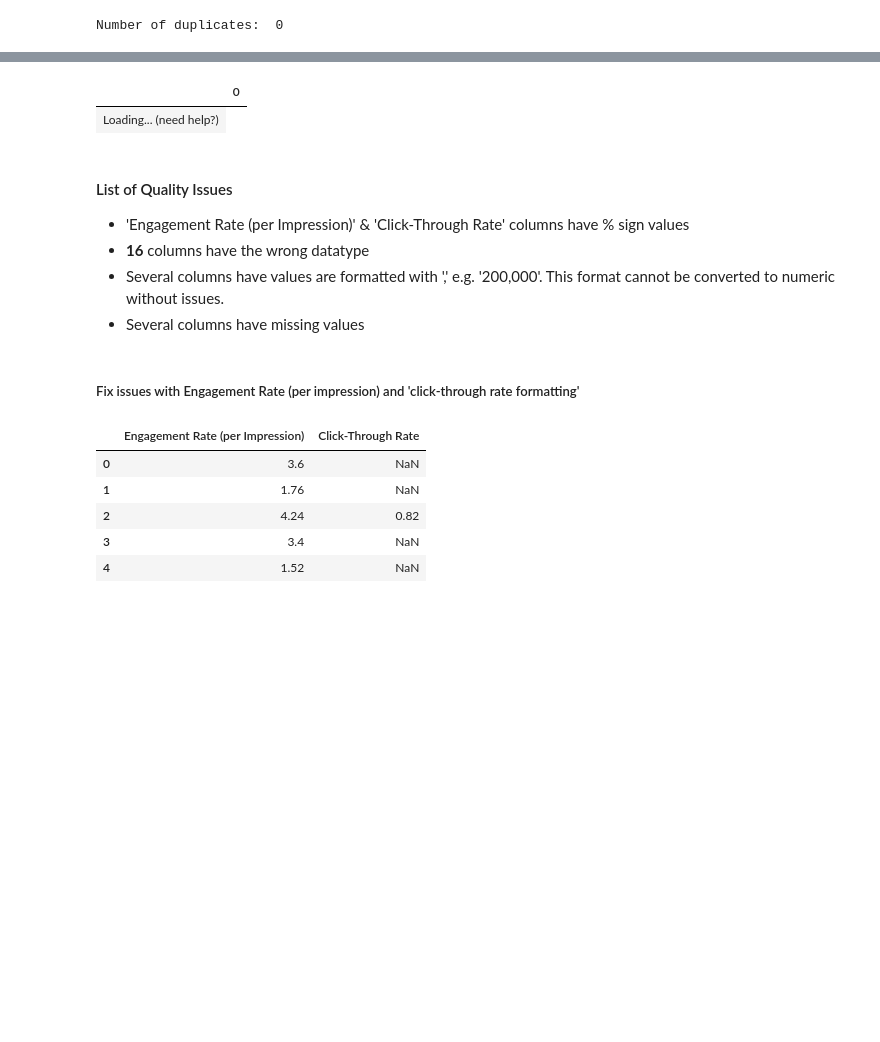
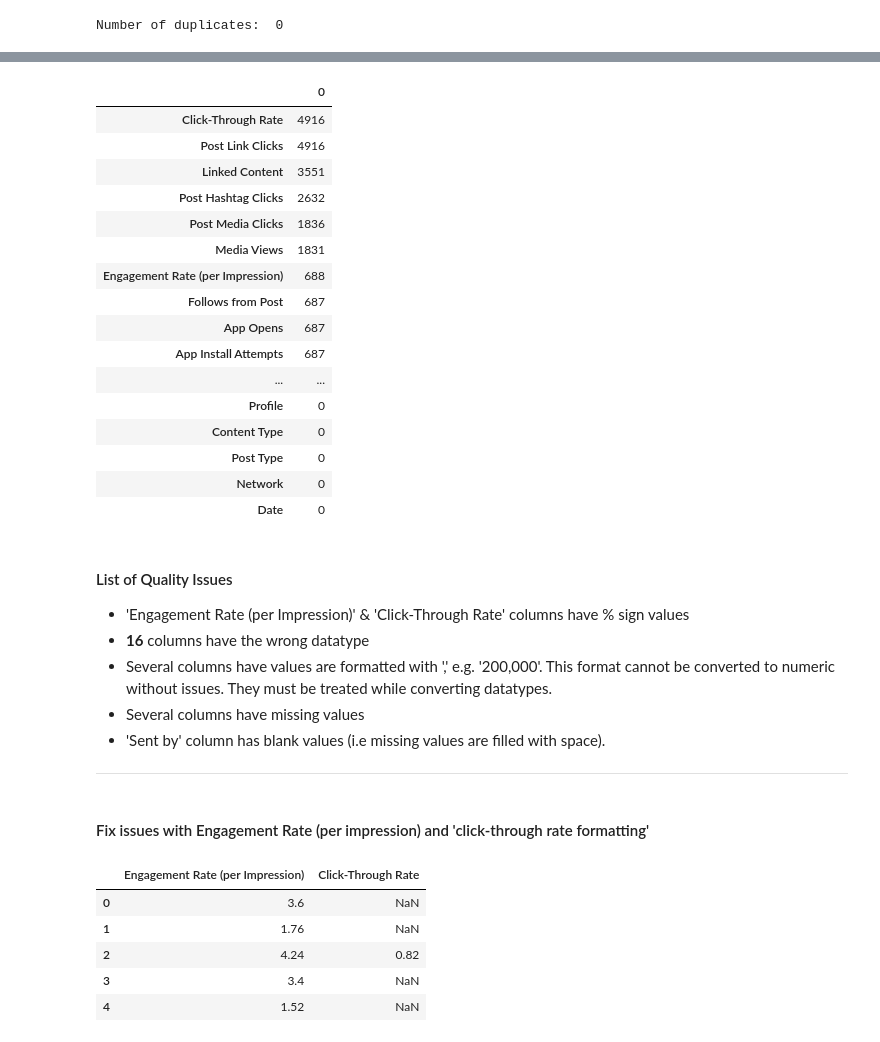
Before and after one commit to samaregbesola/Stanbic-IBTC, a Jupyter notebook: twitter_clean.ipynb, the cells around one changed output, grey strips where cells are left out. Cells and saved outputs as stored; diff of their text form; code cells hidden in the pictures; blank space fills up the shorter version.

```diff
--- a/twitter_clean.ipynb
+++ b/twitter_clean.ipynb
@@ -82,18 +111,35 @@ show(df_not_null.dtypes)
 # %%
 # Check missing values
-show(df_not_null.isnull().sum())
+pd.DataFrame(df_not_null.isna().sum()).sort_values(by=0, ascending=False)
 # %% [output]
 |  | 0 |
-| Loading... (need help?) |
+| Click-Through Rate | 4916 |
+| Post Link Clicks | 4916 |
+| Linked Content | 3551 |
+| Post Hashtag Clicks | 2632 |
+| Post Media Clicks | 1836 |
+| Media Views | 1831 |
+| Engagement Rate (per Impression) | 688 |
+| Follows from Post | 687 |
+| App Opens | 687 |
+| App Install Attempts | 687 |
+| ... | ... |
+| Profile | 0 |
+| Content Type | 0 |
+| Post Type | 0 |
+| Network | 0 |
+| Date | 0 |
 # %% [markdown]
 #### List of Quality Issues
 
 * 'Engagement Rate (per Impression)' & 'Click-Through Rate' columns have % sign values
 * **16** columns have the wrong datatype
-* Several columns have values are formatted with ',' e.g. '200,000'. This format cannot be converted to numeric without issues.
+* Several columns have values are formatted with ',' e.g. '200,000'. This format cannot be converted to numeric without issues. They must be treated while converting datatypes.
 * Several columns have missing values
+* 'Sent by' column has blank values (i.e missing values are filled with space).
+---
 # %% [markdown]
-##### Fix issues with Engagement Rate (per impression) and 'click-through rate formatting'
+#### Fix issues with Engagement Rate (per impression) and 'click-through rate formatting'
 # %%
 # Remove % sign from 'Engagement Rate (per Impression)', 'Click-Through Rate' columns
 df_not_null['Engagement Rate (per Impression)'] = df_not_null['Engagement Rate (per Impression)'].str.replace('%', '')
```
Also changed, not shown: parts of 45 cells of this notebook.
